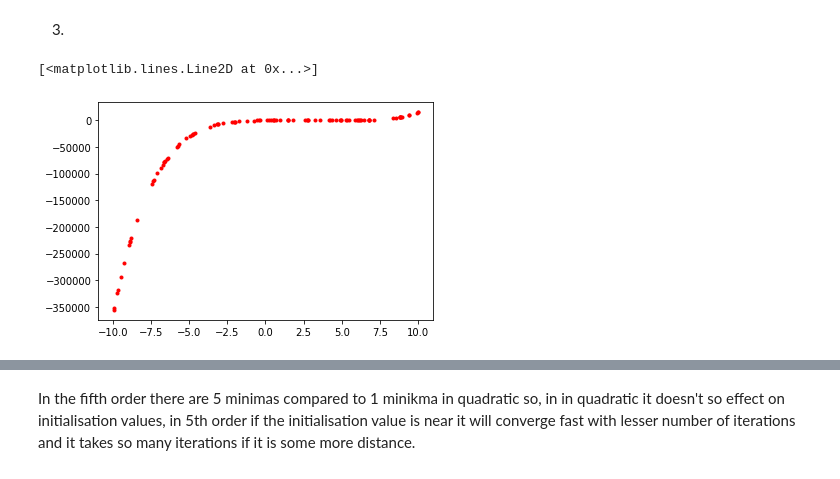
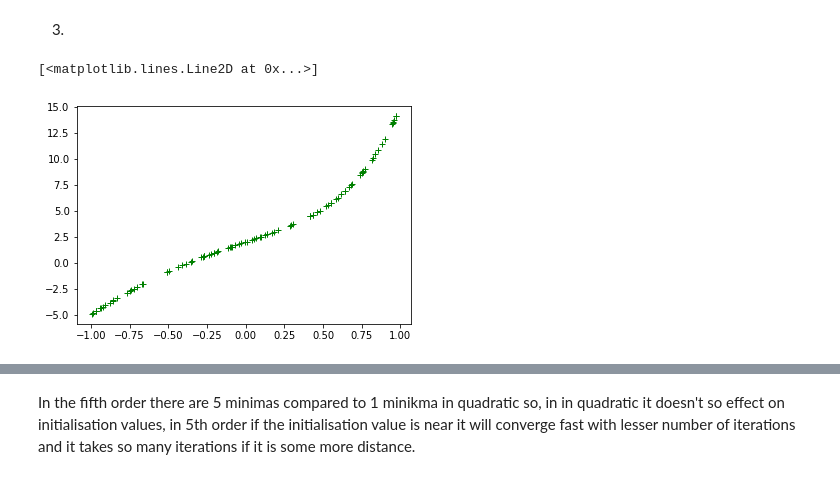
Before and after one commit to ModiAkshay1/fmml_assignments, a Jupyter notebook: Module4_Lab2.ipynb, the cells around one changed output, grey strips where cells are left out. Drawn from its saved outputs; the diff is of its cells as text; code cells hidden in the pictures.

```diff
--- a/Module4_Lab2.ipynb
+++ b/Module4_Lab2.ipynb
@@ -435,27 +435,21 @@ In the above last result, it was observed thatit doesn't converge on huge learni
 # %% [markdown]
 3)
 # %%
-def eval_5th_degree(coeffs, x):
-    a = coeffs[0] * (x**5)
-    b = coeffs[1] * (x**4)
-    c = coeffs[2] * (x**3)
-    d = coeffs[3] * (x **2)
-    e = coeffs[4] * (x)
-    f = coeffs[5]
-    y = a + b + c+d+e+f
-    return y
-
-hundred_xs = np.random.uniform(-10, 10, 100)
-
-coeffs = [1,-15,85,-225,274,-120]
-xs = []
-ys = []
-for x in hundred_xs:
-    y  = eval_5th_degree(coeffs, x)
-    xs.append(x)
-    ys.append(y)
-plt.plot(xs,ys,'r.')
+def eval_fifth_degree(coeffs,x):  # returns a one y value for one x input value
+  a = coeffs[0] * (x**5)
+  b = coeffs[1] * (x**4)
+  c = coeffs[2] * (x**3)
+  d = coeffs[3] * (x**2)
+  e = coeffs[4] * (x)
+  f = coeffs[5]
+  y = a + b + c + d + e +f
+  return y
+ran_coeffs = [1,3,4,0,5,2]
+hundred_xs = np.random.uniform(-1,1,100)
+xs =hundred_xs
+ys = eval_fifth_degree(ran_coeffs,hundred_xs)
+plt.plot(xs,ys,'g+')
 # %% [output]
 [<matplotlib.lines.Line2D at 0x...>]
-[figure, old version]
+[figure, new version]
 # %%
```
Also changed, not shown: parts of 18 cells of this notebook.
